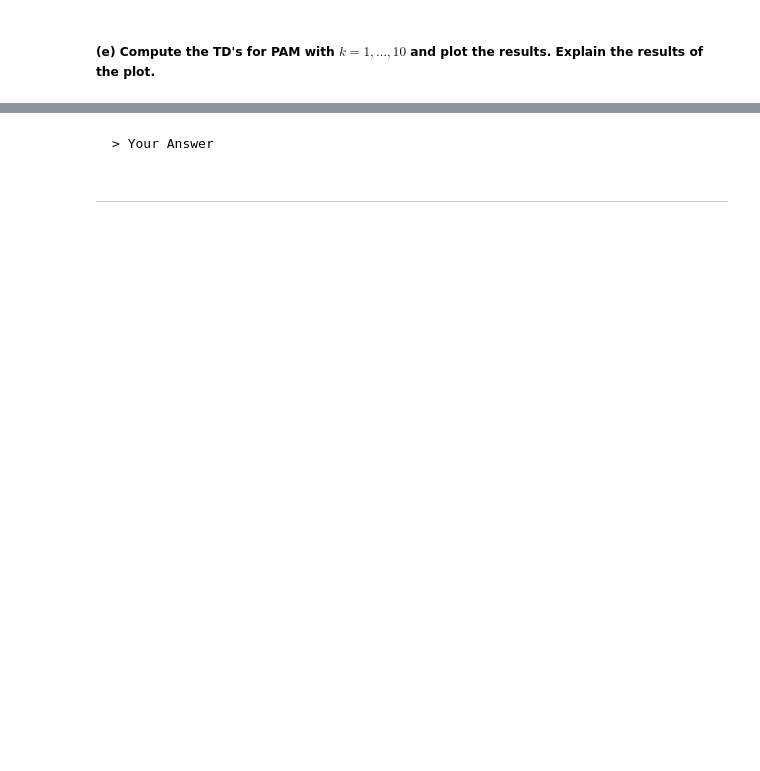
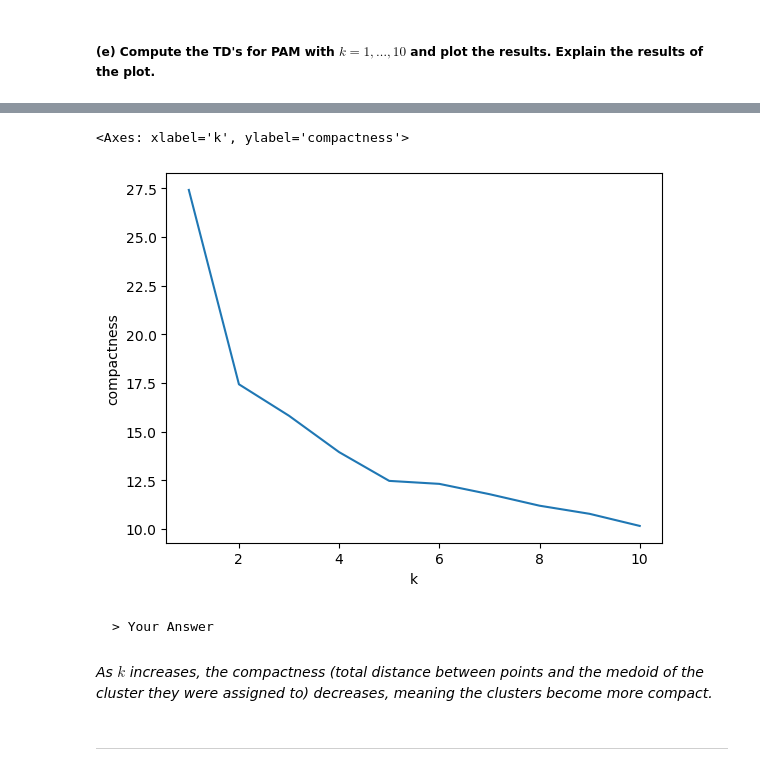
Before and after one commit to kssrr/DataMiningAssignments, a Jupyter notebook: Exercise09/Assignment_09.ipynb, the cells around one changed output, grey strips where cells are left out. Cells and saved outputs as stored; diff of their text form; code cells hidden in the pictures; blank space fills up the shorter version.

````diff
--- a/Exercise09/Assignment_09.ipynb
+++ b/Exercise09/Assignment_09.ipynb
@@ -125,0 +144,7 @@ Requirement already satisfied: six>=1.5 in /Users/lorenzruckert/anaconda3/lib/py
+# %%
+pam = kmedoids(pairwise, initial_index_medoids=[randrange(1,50) for _ in range(4)])
+pam.process()
+clusters = pam.get_clusters()
+medoids = pam.get_medoids()
+
+[print(f"Cluster: {cluster}\nMedoid: {medoid}\n\n") for cluster, medoid in zip(clusters, medoids)]
@@ -135,3 +178,17 @@ $$TD=\sum\limits^k_{i = 1} TD(C_i) \text{ and } TD(C) = \sum\limits_{p \in C} di
 The medoid $m_c$ is the representative element of the cluster.
 
 _(Hint: Use the `pdist` or `cdist` method to compute the pairwise distance between $p$ and $m_c$)_
+# %%
+def compactness(data: pd.DataFrame, instance: kmedoids) -> float:
+    instance.process()
+    points = instance.get_clusters()
+    medoids = instance.get_medoids()
+
+    compact = 0
+    for cluster, med in zip(points, medoids):
+        obs = data.iloc[cluster]
+        dist_mat = squareform(pdist(obs))
+        med_index = cluster.index(med)
+        compact_i = sum(dist_mat[med_index])
+        compact += compact_i
+    return compact
@@ -140,2 +205,9 @@ _(Hint: Use the `pdist` or `cdist` method to compute the pairwise distance betwe
 # %% [markdown]
 ##### __(e) Compute the TD's for PAM with $k = 1, \dots, 10$ and plot the results. Explain the results of the plot.__
+# %%
+different_k = []
+for k in [*range(1,11)]:
+    compact = compactness(arrests[numeric], kmedoids(pairwise, initial_index_medoids=[randrange(1,50) for _ in range(k)]))
+    different_k.append({"k": k, "compactness": compact})
+
+different_k
@@ -142,6 +225,13 @@ _(Hint: Use the `pdist` or `cdist` method to compute the pairwise distance betwe
+# %%
+sns.lineplot(data=pd.DataFrame(different_k), x="k", y="compactness")
+# %% [output]
+<Axes: xlabel='k', ylabel='compactness'>
+[figure, added]
 # %% [markdown]
 ```
 > Your Answer
 ```
+# %% [markdown]
+*As $k$ increases, the compactness (total distance between points and the medoid of the cluster they were assigned to) decreases, meaning the clusters become more compact.*
 # %% [markdown]
 ---
````
Also changed, not shown: parts of 10 cells of this notebook.
